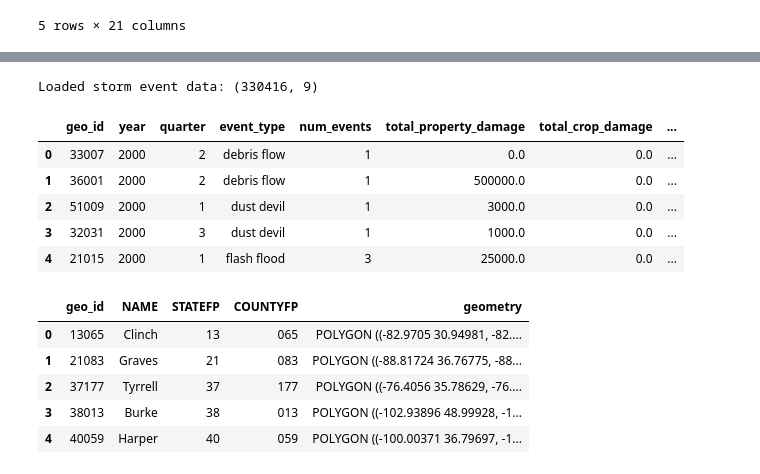
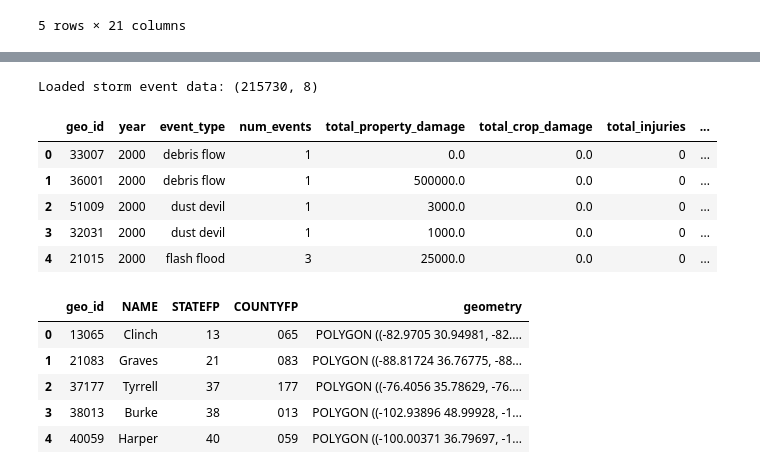
Before and after one commit to iauger/County_Climate_Impact, a Jupyter notebook: Data_Preparation.ipynb, the cells around one changed output, grey strips where cells are left out. Cells and saved outputs as stored; diff of their text form; code cells hidden in the pictures.

```diff
--- a/Data_Preparation.ipynb
+++ b/Data_Preparation.ipynb
@@ -113,28 +134,27 @@ stations_df.head()
 # %%
 storm_dtypes = {
     "geo_id": str,
     "year": int,
-    "quarter": int,
     "event_type": str,
     "num_events": int,
     "total_property_damage": float,
     "total_crop_damage": float,
     "total_injuries": int,
     "total_deaths": int
 }
 
-storm_df = pd.read_csv(DATA_DIR / "storm_events_by_county_quarter.csv", dtype=storm_dtypes)
+storm_df = pd.read_csv(DATA_DIR / "storm_events_by_county_year.csv", dtype=storm_dtypes)
 
 print("Loaded storm event data:", storm_df.shape)
 storm_df.head()
 # %% [output]
-Loaded storm event data: (330416, 9)
+Loaded storm event data: (215730, 8)
-|  | geo_id | year | quarter | event_type | num_events | total_property_damage | total_crop_damage | ... |
-| 0 | 33007 | 2000 | 2 | debris flow | 1 | 0.0 | 0.0 | ... |
-| 1 | 36001 | 2000 | 2 | debris flow | 1 | 500000.0 | 0.0 | ... |
-| 2 | 51009 | 2000 | 1 | dust devil | 1 | 3000.0 | 0.0 | ... |
-| 3 | 32031 | 2000 | 3 | dust devil | 1 | 1000.0 | 0.0 | ... |
-| 4 | 21015 | 2000 | 1 | flash flood | 3 | 25000.0 | 0.0 | ... |
+|  | geo_id | year | event_type | num_events | total_property_damage | total_crop_damage | total_injuries | ... |
+| 0 | 33007 | 2000 | debris flow | 1 | 0.0 | 0.0 | 0 | ... |
+| 1 | 36001 | 2000 | debris flow | 1 | 500000.0 | 0.0 | 0 | ... |
+| 2 | 51009 | 2000 | dust devil | 1 | 3000.0 | 0.0 | 0 | ... |
+| 3 | 32031 | 2000 | dust devil | 1 | 1000.0 | 0.0 | 0 | ... |
+| 4 | 21015 | 2000 | flash flood | 3 | 25000.0 | 0.0 | 0 | ... |
 # %%
 shapefile_path = Path("Data/cb_2023_us_county_5m/cb_2023_us_county_5m.shp")
 
```
Also changed, not shown: parts of 17 cells of this notebook, 4 other files.
